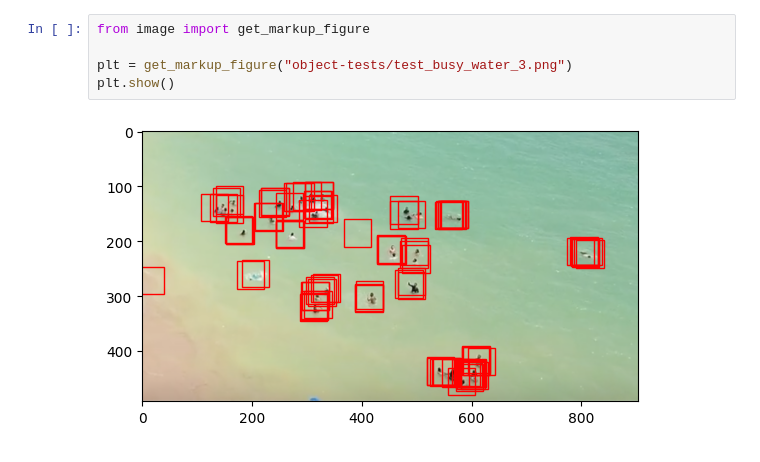
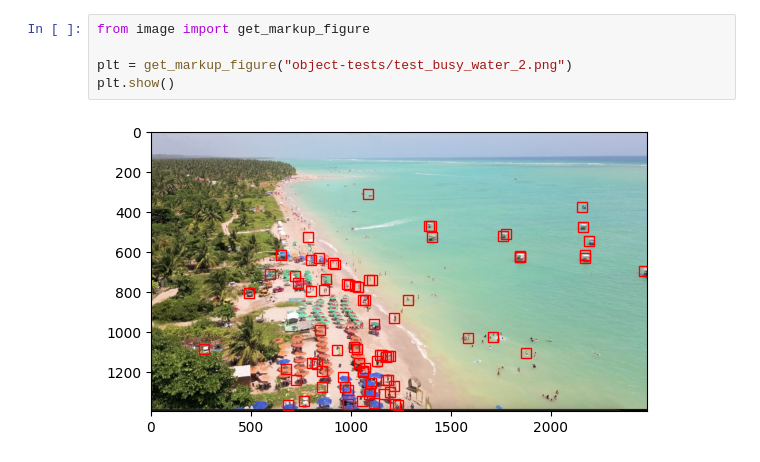
Before and after one commit to garrett-c714/engr407-drone, a Jupyter notebook: view_detections.ipynb, the cells around one changed output. Saved outputs shown, nothing was run; the diff lists cells and outputs as text.

```diff
--- a/view_detections.ipynb
+++ b/view_detections.ipynb
@@ -1,7 +1,7 @@
 # %%
 from image import get_markup_figure
 
-plt = get_markup_figure("object-tests/test_busy_water_3.png")
+plt = get_markup_figure("object-tests/test_busy_water_2.png")
 plt.show()
 # %% [output]
-[figure, old version]
+[figure, new version]
```
Also changed, not shown: 3 other files.
